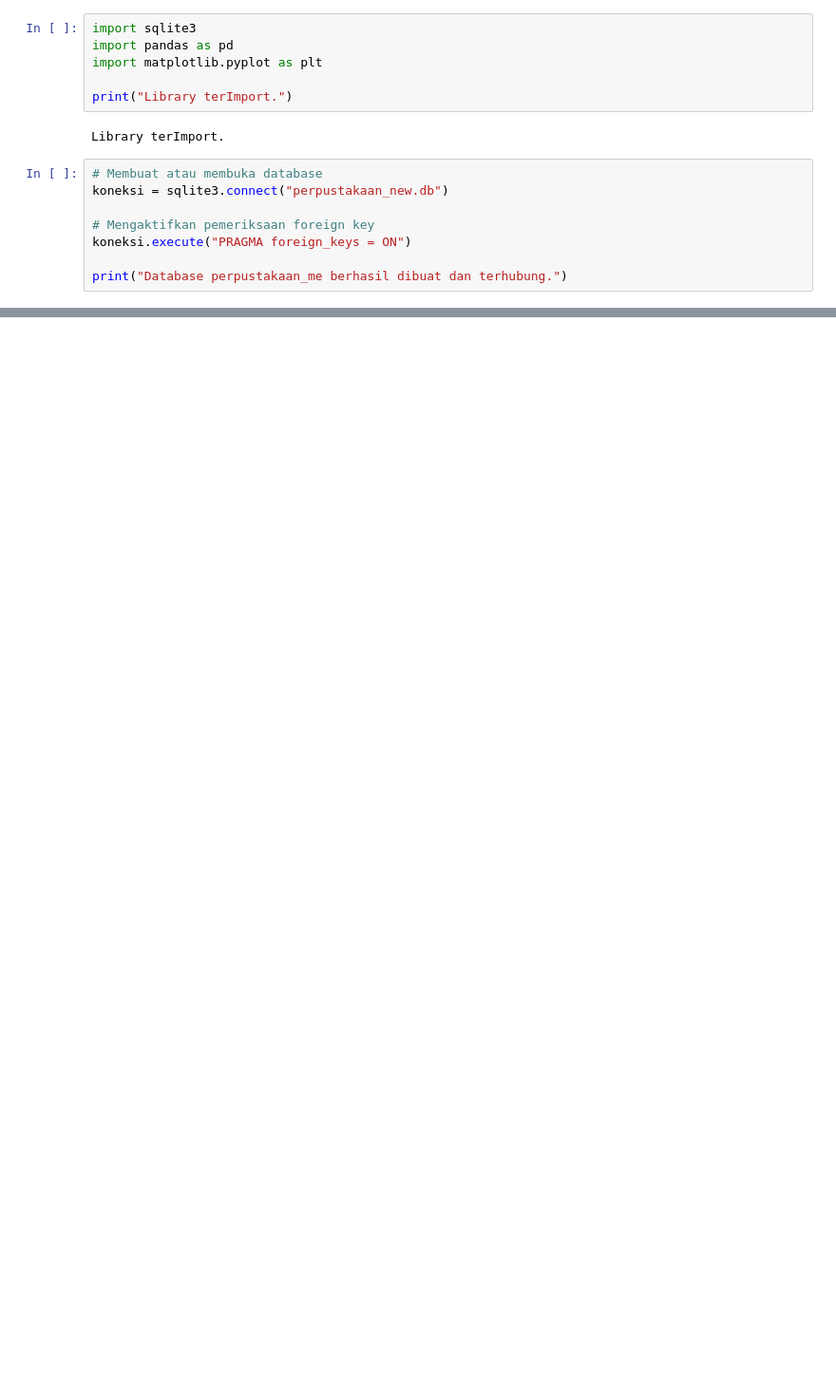
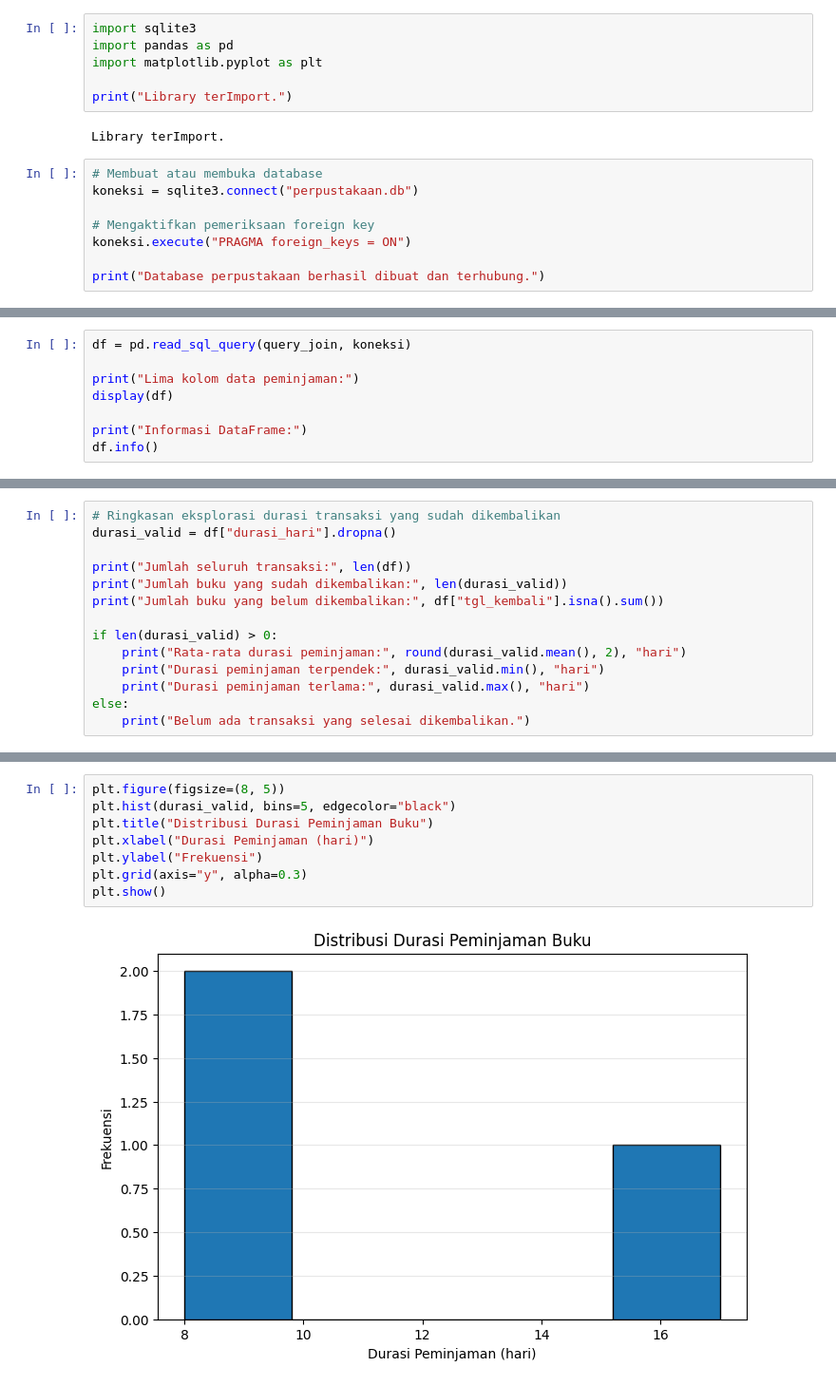
Before and after one commit to Saifuloh-411211122/Analikti_Visualisasi_Data, a Jupyter notebook: Saifulloh_411211122_Forum-9.ipynb, the cells around one changed output, grey strips where cells are left out. Shown at 95% size. Saved outputs shown, nothing was run; the diff lists cells and outputs as text; blank space fills up the shorter version.

```diff
--- a/Saifulloh_411211122_Forum-9.ipynb
+++ b/Saifulloh_411211122_Forum-9.ipynb
@@ -10,10 +10,10 @@ print("Library terImport.")
 Library terImport.
 # %%
 # Membuat atau membuka database
-koneksi = sqlite3.connect("perpustakaan_new.db")
+koneksi = sqlite3.connect("perpustakaan.db")
 
 # Mengaktifkan pemeriksaan foreign key
 koneksi.execute("PRAGMA foreign_keys = ON")
 
-print("Database perpustakaan_me berhasil dibuat dan terhubung.")
+print("Database perpustakaan berhasil dibuat dan terhubung.")
 # %% [output]
@@ -20,0 +243,8 @@ Database perpustakaan_me berhasil dibuat dan terhubung.
+# %%
+df = pd.read_sql_query(query_join, koneksi)
+
+print("Lima kolom data peminjaman:")
+display(df)
+
+print("Informasi DataFrame:")
+df.info()
@@ -20,0 +305,14 @@ Database perpustakaan_me berhasil dibuat dan terhubung.
+# %%
+# Ringkasan eksplorasi durasi transaksi yang sudah dikembalikan
+durasi_valid = df["durasi_hari"].dropna()
+
+print("Jumlah seluruh transaksi:", len(df))
+print("Jumlah buku yang sudah dikembalikan:", len(durasi_valid))
+print("Jumlah buku yang belum dikembalikan:", df["tgl_kembali"].isna().sum())
+
+if len(durasi_valid) > 0:
+    print("Rata-rata durasi peminjaman:", round(durasi_valid.mean(), 2), "hari")
+    print("Durasi peminjaman terpendek:", durasi_valid.min(), "hari")
+    print("Durasi peminjaman terlama:", durasi_valid.max(), "hari")
+else:
+    print("Belum ada transaksi yang selesai dikembalikan.")
@@ -20,0 +326,10 @@ Database perpustakaan_me berhasil dibuat dan terhubung.
+# %%
+plt.figure(figsize=(8, 5))
+plt.hist(durasi_valid, bins=5, edgecolor="black")
+plt.title("Distribusi Durasi Peminjaman Buku")
+plt.xlabel("Durasi Peminjaman (hari)")
+plt.ylabel("Frekuensi")
+plt.grid(axis="y", alpha=0.3)
+plt.show()
+# %% [output]
+[figure, added]
```
Also changed, not shown: parts of 13 cells of this notebook.
